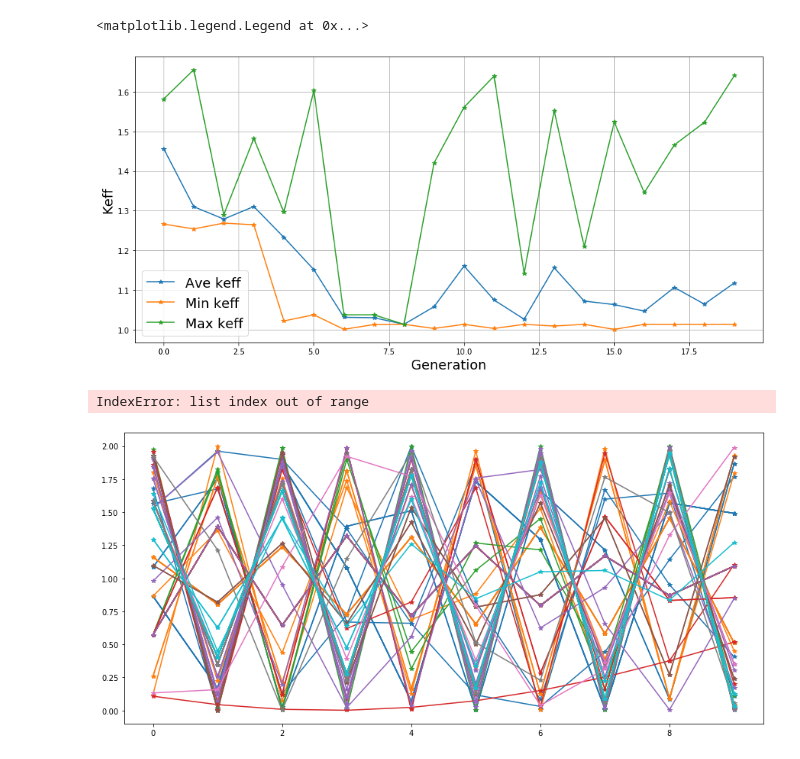
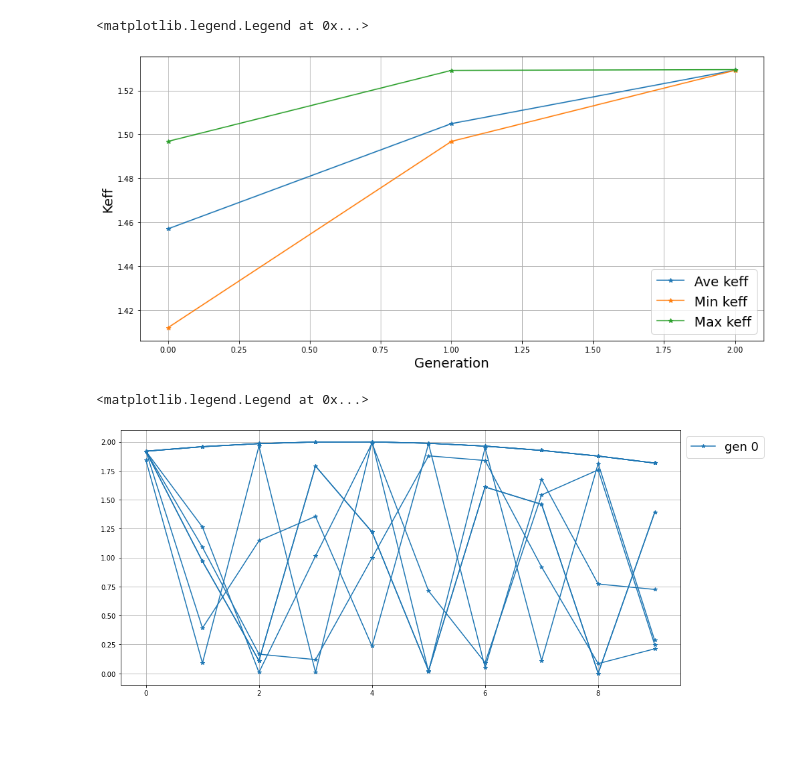
Before and after one commit to arfc/rollo, a Jupyter notebook: examples/square-sine/analysis.ipynb, the cells around one changed output. Drawn from its saved outputs; the diff is of its cells as text; code cells hidden in the pictures; blank space fills up the shorter version.

```diff
--- a/examples/square-sine/analysis.ipynb
+++ b/examples/square-sine/analysis.ipynb
@@ -8,6 +8,6 @@ creator.create("obj", base.Fitness, weights=(-1.0,))
 creator.create("Ind", list, fitness=creator.obj)
 # %%
-checkpoint_file="results/02-04/checkpoint.pkl"
+checkpoint_file="checkpoint.pkl"
 with open(checkpoint_file, "rb") as cp_file:
     cp = pickle.load(cp_file)
 # %%
@@ -40,8 +41,8 @@ ax.legend(handles, labels, fontsize=18)
 # %%
 # keff plot
-keff_avg = get_ind_list(logbook.chapters["oup"].select("avg"), 1)
-keff_min = get_ind_list(logbook.chapters["oup"].select("min"), 1)
-keff_max = get_ind_list(logbook.chapters["oup"].select("max"), 1)
+keff_avg = get_ind_list(logbook.chapters["oup"].select("avg"), 0)
+keff_min = get_ind_list(logbook.chapters["oup"].select("min"), 0)
+keff_max = get_ind_list(logbook.chapters["oup"].select("max"), 0)
 fig, ax = plt.subplots(figsize=(15,7))
 ax.plot(gen, keff_avg, "*-", label="Ave keff")
 ax.plot(gen, keff_min, "*-", label="Min keff")
@@ -53,23 +54,23 @@ handles, labels = ax.get_legend_handles_labels()
 ax.legend(handles, labels, fontsize=18)
 # %% [output]
 <matplotlib.legend.Legend at 0x...>
-[figure, old version]
+[figure, new version]
 # %%
 results = cp["all"]
 # %%
 fig, ax = plt.subplots(figsize=(15,7))
 x = np.arange(0,10)
 colors = ["tab:blue", "tab:orange", "tab:green", "tab:red", "tab:purple", "tab:brown", "tab:pink", "tab:gray", "tab:olive", "tab:cyan"]
-for i, pop in enumerate(results["populations"]):
+for i, pop in enumerate(results["populations"][19:]):
     for j, ind in enumerate(pop):
-        sine = 1 * np.sin(ind[1]*x + ind[2]) + 1
+        sine = 1 * np.sin(ind[0]*x + ind[1]) + 1
         if j == 0:
             ax.plot(x, sine, label="gen "+str(i), marker='*', color=colors[i])
         else:
             ax.plot(x, sine, marker='*', color=colors[i])
 ax.grid()
 handles, labels = ax.get_legend_handles_labels()
 ax.legend(handles, labels, fontsize=18, bbox_to_anchor = [1.0, 1.0])
 # %% [output]
-IndexError: list index out of range
+<matplotlib.legend.Legend at 0x...>
-[figure, old version]
+[figure, new version]
```
Also changed, not shown: parts of 5 cells of this notebook.
